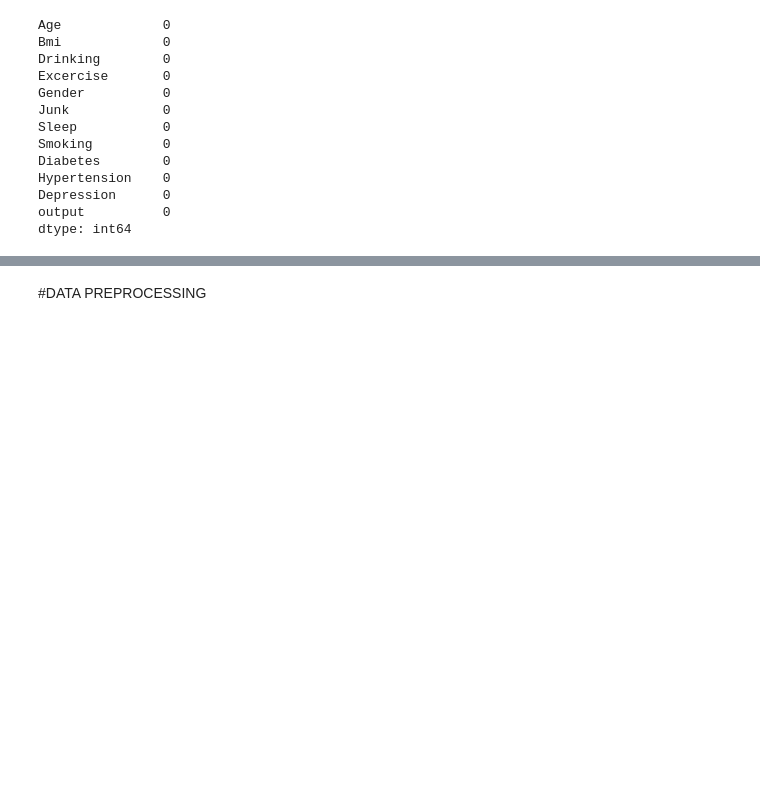
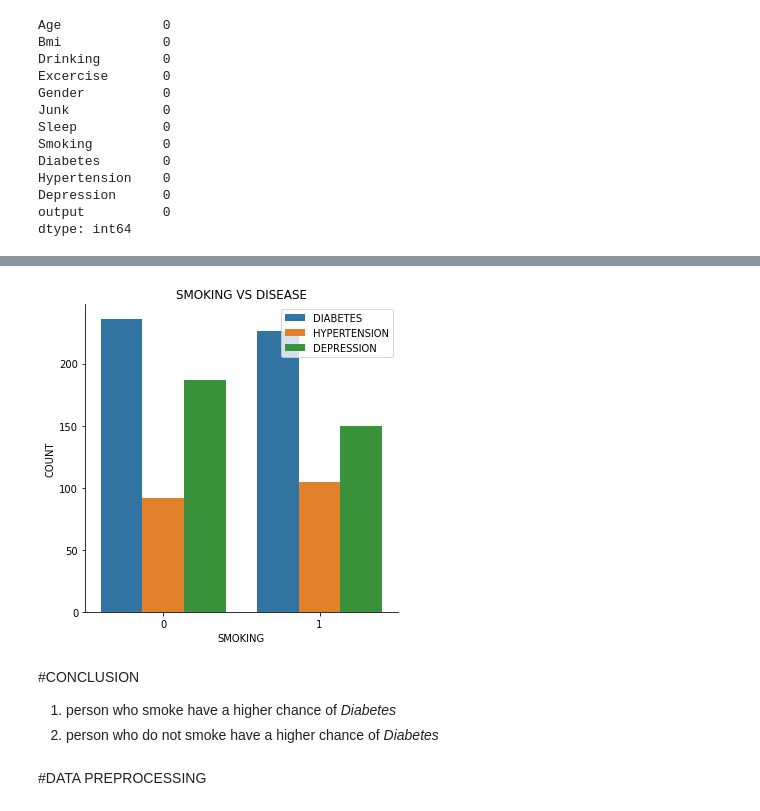
Before and after one commit to imakshit/Early-Disease-Predicor-Based-on-ML, a Jupyter notebook: diabetes_hypertension_depression.ipynb, the cells around one changed output, grey strips where cells are left out. Drawn from its saved outputs; the diff is of its cells as text; code cells hidden in the pictures; blank space fills up the shorter version.

```diff
--- a/diabetes_hypertension_depression.ipynb
+++ b/diabetes_hypertension_depression.ipynb
@@ -48,3 +138,22 @@ dtype: int64
+# %%
+# Countplot
+ax = sns.catplot(x ="Smoking", hue ="output",
+kind ="count", data = df , legend = False)
+
+# giving labels to x-axis and y-axis
+ax.set(xlabel ='SMOKING', ylabel ='COUNT')
+
+plt.legend( loc='upper right', labels=['DIABETES', 'HYPERTENSION' , 'DEPRESSION'])
+
+# giving title to the plot
+plt.title('SMOKING VS DISEASE');
+# %% [output]
+[figure, added]
+# %% [markdown]
+#CONCLUSION
+
+1. person who smoke have a higher chance of _Diabetes_
+2. person who do not smoke have a higher chance of _Diabetes_
 # %% [markdown]
 #DATA PREPROCESSING
 # %%
```
Also changed, not shown: parts of 23 cells of this notebook.
